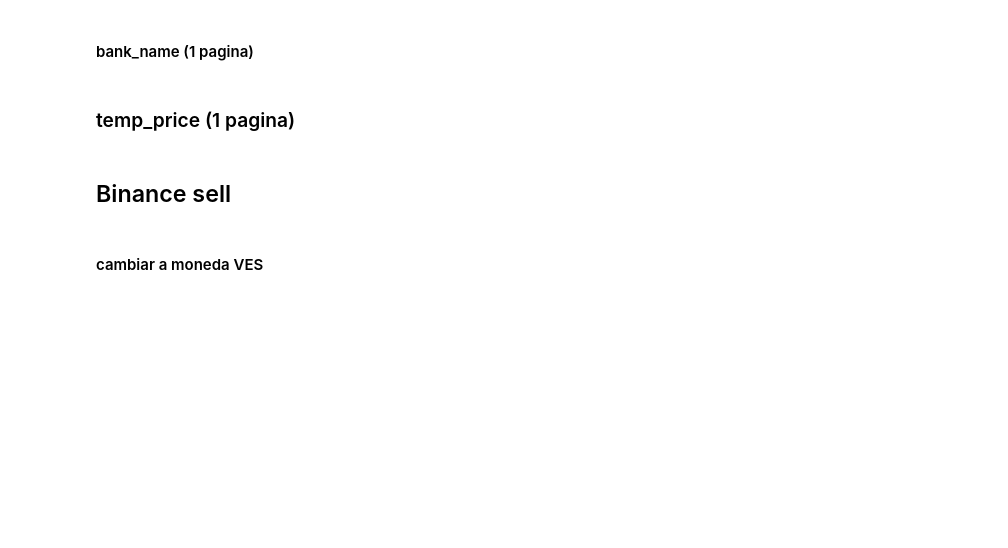
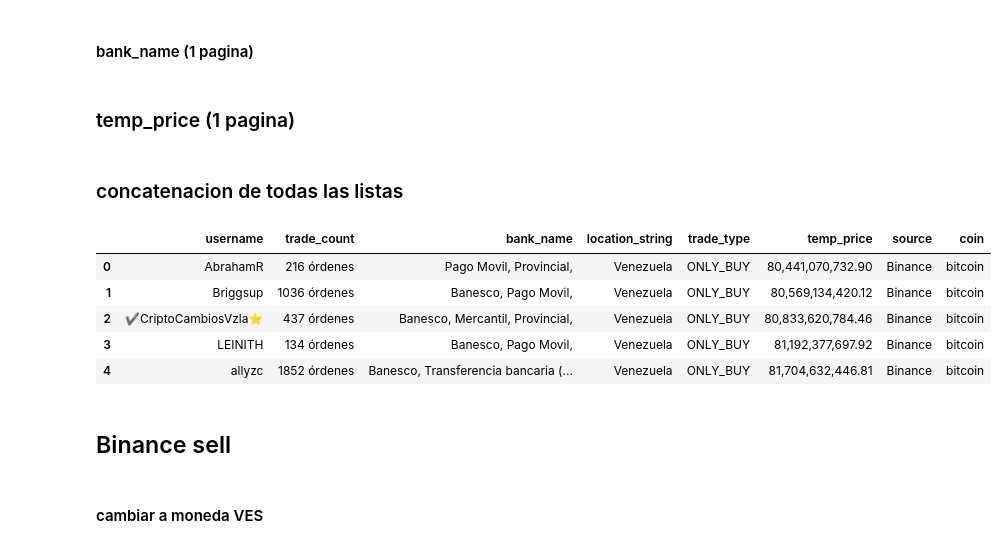
Before and after one commit to Os-f-dev/datamex_012021, a Jupyter notebook: module-1/web-project/your-code/web-bitcoin.ipynb, the cells around one changed output. Saved outputs shown, nothing was run; the diff lists cells and outputs as text; code cells hidden in the pictures; blank space fills up the shorter version.

```diff
--- a/module-1/web-project/your-code/web-bitcoin.ipynb
+++ b/module-1/web-project/your-code/web-bitcoin.ipynb
@@ -397,18 +397,27 @@ list_banco
 list_price = obtener_valor(browser, "div[class='css-1m1f8hn']" )
 # %%
 list_price
+# %% [markdown]
+### concatenacion de todas las listas
 # %%
 #concatenacion de todas las listas para generar el dataframe
 dfbuy = pd.DataFrame(list(zip(list_user, list_trade, list_banco , list_price)),
                columns =['username', 'trade_count', 'bank_name', 'temp_price' ])
 #creacion de columnas generadas por defecto
 dfbuy['location_string'] = 'Venezuela'
 dfbuy['trade_type']= 'ONLY_BUY'
 dfbuy['source']= 'Binance'
 dfbuy['coin']= 'bitcoin'
 #dataframe general de compra de binance
 dfbuy = dfbuy[['username', 'trade_count', 'bank_name','location_string','trade_type', 'temp_price','source','coin']]
-dfbuy
+dfbuy.head()
+# %% [output]
+|  | username | trade_count | bank_name | location_string | trade_type | temp_price | source | coin |
+| 0 | AbrahamR | 216 órdenes | Pago Movil, Provincial, | Venezuela | ONLY_BUY | 80,441,070,732.90 | Binance | bitcoin |
+| 1 | Briggsup | 1036 órdenes | Banesco, Pago Movil, | Venezuela | ONLY_BUY | 80,569,134,420.12 | Binance | bitcoin |
+| 2 | ✔️CriptoCambiosVzla⭐ | 437 órdenes | Banesco, Mercantil, Provincial, | Venezuela | ONLY_BUY | 80,833,620,784.46 | Binance | bitcoin |
+| 3 | LEINITH | 134 órdenes | Banesco, Pago Movil, | Venezuela | ONLY_BUY | 81,192,377,697.92 | Binance | bitcoin |
+| 4 | allyzc | 1852 órdenes | Banesco, Transferencia bancaria (... | Venezuela | ONLY_BUY | 81,704,632,446.81 | Binance | bitcoin |
 # %% [markdown]
 ## Binance sell
 # %%
```
Also changed, not shown: parts of 3 cells of this notebook, 1 other file.
